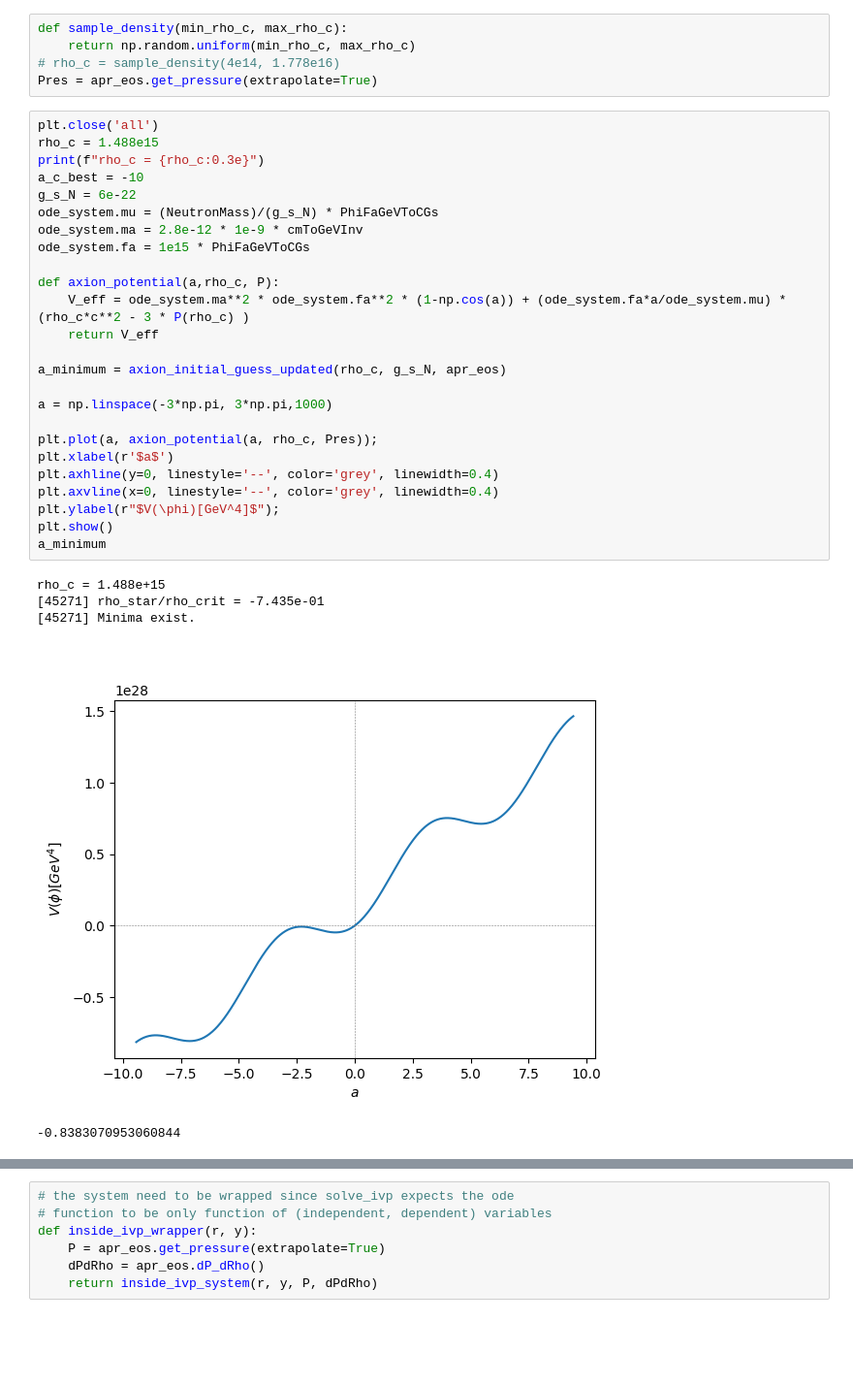
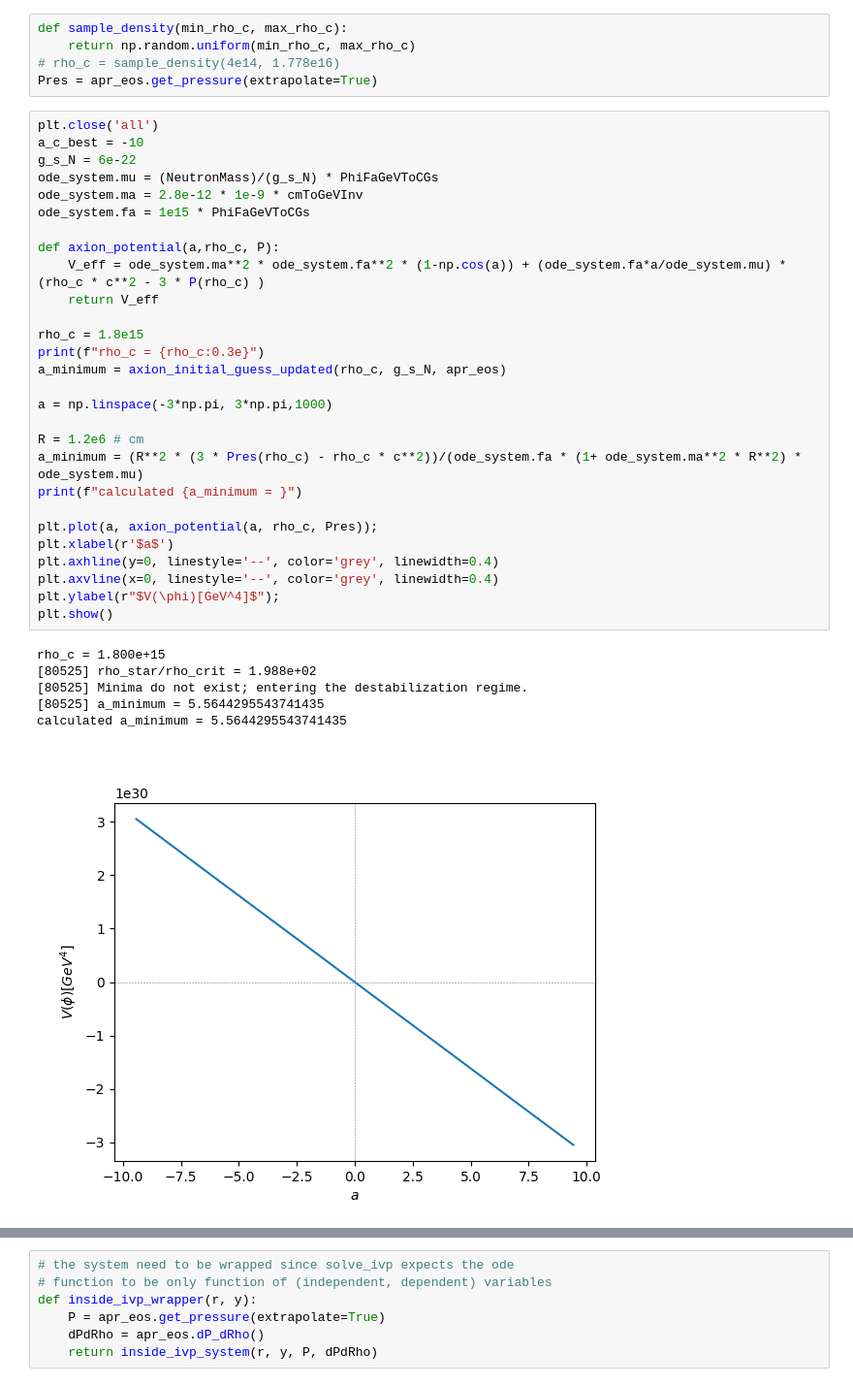
Before and after one commit to omarxz/pyTOVsolver, a Jupyter notebook: solver_full_test.ipynb, the cells around one changed output, grey strips where cells are left out. Shown: that part at 97% size. Saved outputs shown, nothing was run; the diff lists cells and outputs as text; blank space fills up the shorter version.

```diff
--- a/solver_full_test.ipynb
+++ b/solver_full_test.ipynb
@@ -51,35 +20,39 @@ def sample_density(min_rho_c, max_rho_c):
 Pres = apr_eos.get_pressure(extrapolate=True)
 # %%
 plt.close('all')
-rho_c = 1.488e15
-print(f"rho_c = {rho_c:0.3e}")
 a_c_best = -10
 g_s_N = 6e-22
 ode_system.mu = (NeutronMass)/(g_s_N) * PhiFaGeVToCGs
 ode_system.ma = 2.8e-12 * 1e-9 * cmToGeVInv
 ode_system.fa = 1e15 * PhiFaGeVToCGs
 
 def axion_potential(a,rho_c, P):
-    V_eff = ode_system.ma**2 * ode_system.fa**2 * (1-np.cos(a)) + (ode_system.fa*a/ode_system.mu) * (rho_c*c**2 - 3 * P(rho_c) )
+    V_eff = ode_system.ma**2 * ode_system.fa**2 * (1-np.cos(a)) + (ode_system.fa*a/ode_system.mu) * (rho_c * c**2 - 3 * P(rho_c) )
     return V_eff
 
+rho_c = 1.8e15
+print(f"rho_c = {rho_c:0.3e}")
 a_minimum = axion_initial_guess_updated(rho_c, g_s_N, apr_eos)
 
 a = np.linspace(-3*np.pi, 3*np.pi,1000)
+
+R = 1.2e6 # cm
+a_minimum = (R**2 * (3 * Pres(rho_c) - rho_c * c**2))/(ode_system.fa * (1+ ode_system.ma**2 * R**2) * ode_system.mu)
+print(f"calculated {a_minimum = }")
 
 plt.plot(a, axion_potential(a, rho_c, Pres));
 plt.xlabel(r'$a$')
 plt.axhline(y=0, linestyle='--', color='grey', linewidth=0.4)
 plt.axvline(x=0, linestyle='--', color='grey', linewidth=0.4)
 plt.ylabel(r"$V(\phi)[GeV^4]$");
 plt.show()
-a_minimum
 # %% [output]
-rho_c = 1.488e+15
-[45271] rho_star/rho_crit = -7.435e-01
-[45271] Minima exist.
+rho_c = 1.800e+15
+[80525] rho_star/rho_crit = 1.988e+02
+[80525] Minima do not exist; entering the destabilization regime.
+[80525] a_minimum = 5.5644295543741435
+calculated a_minimum = 5.5644295543741435
-[figure, old version]
+[figure, new version]
--0.8383070953060844
 # %%
 # Define the domain for r
 r_center = 1e-15
```
Also changed, not shown: parts of 10 cells of this notebook, 2 other files.
